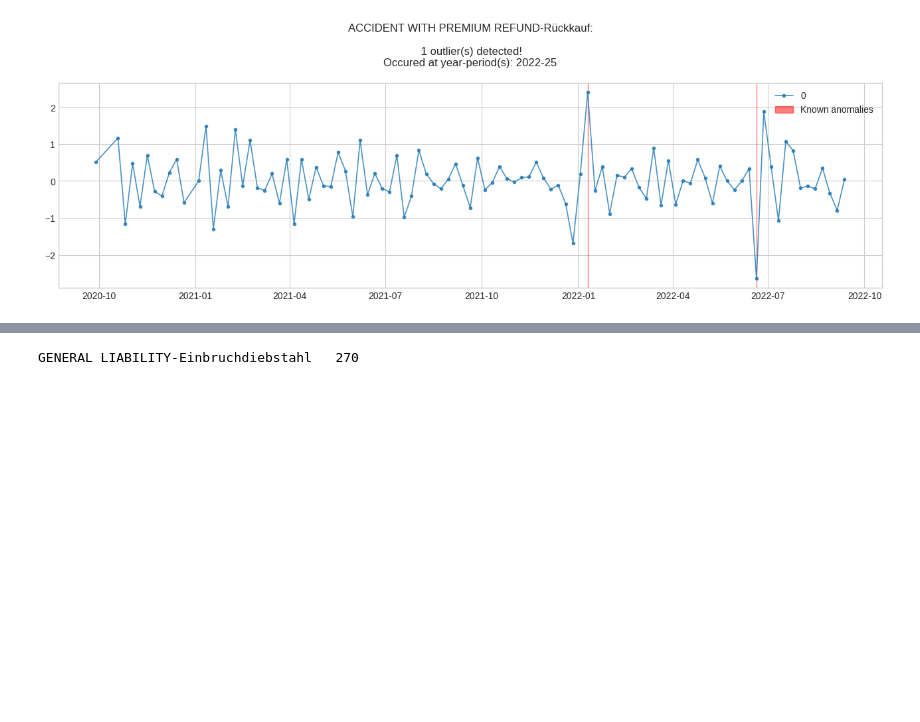
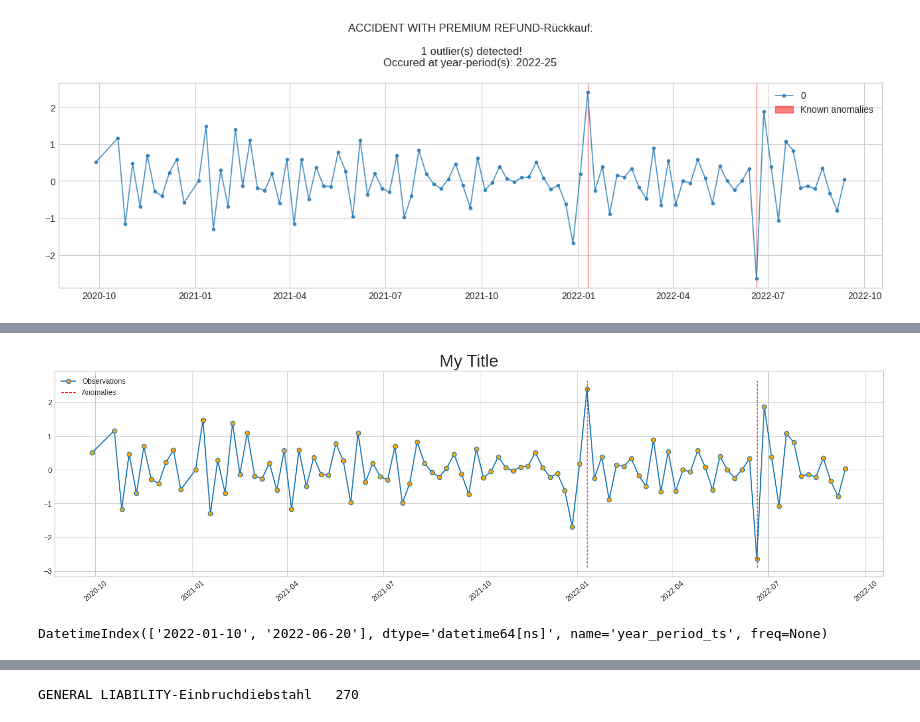
Before and after one commit to AVoss84/aac_anomaly, a Jupyter notebook: src/notebooks/tsa_clm_cnt-AAC-V0.ipynb, the cells around one changed output, grey strips where cells are left out. Cells and saved outputs as stored; diff of their text form; code cells hidden in the pictures; blank space fills up the shorter version.

```diff
--- a/src/notebooks/tsa_clm_cnt-AAC-V0.ipynb
+++ b/src/notebooks/tsa_clm_cnt-AAC-V0.ipynb
@@ -323,3 +323,19 @@ pp = plot(fitted.val_series, anomaly_true = fitted.anomalies, ts_linewidth=1.2,
      at_markersize=5, at_color='red', freq_as_period=False, ts_alpha=0.8, at_alpha=0.5, title = main)
 # %% [output]
 [figure]
+# %%
+import matplotlib.pyplot as plt
+
+def ts_plot(x, y, vertical = None, title="", xlabel='time', ylabel='target', dpi=100, **para):
+        """Plot time series"""
+        fig, ax = plt.subplots(figsize=(20, 5), dpi=dpi)
+        ax.plot(x, y, color='tab:blue', linestyle='-', marker='o', markerfacecolor='orange', label='Observations', **para)
+        if vertical :
+                plt.vlines(x=vertical, ymin=ax.get_ylim()[0], ymax=ax.get_ylim()[1], color='red', zorder=2, lw=1, label='Anomalies',  linestyle='--')
+        #fig.gca().set(title=title, xlabel=xlabel, ylabel=ylabel, ylim = plt.ylim(), xlim=plt.xlim())
+        ax.set_title(title, fontdict={'fontsize': 23, 'fontweight': 'medium'})
+        #ax.axhline(1, color="red", linestyle="--")
+        plt.xticks(rotation=40)
+        plt.legend(loc = 'upper left')
+        plt.show()
+        return fig
@@ -326,3 +376,11 @@ pp = plot(fitted.val_series, anomaly_true = fitted.anomalies, ts_linewidth=1.2,
+# %%
+f = ts_plot(fitted.val_series.index, fitted.val_series.values, vertical=fitted.anomalies[where].index.strftime("%Y-%m-%d").tolist(), title="My Title", xlabel='', dpi=100)
+# %% [output]
+[figure, added]
+# %%
+fitted.anomalies[where].index
+# %% [output]
+DatetimeIndex(['2022-01-10', '2022-06-20'], dtype='datetime64[ns]', name='year_period_ts', freq=None)
 # %%
 import matplotlib.pyplot as plt
 
```
Also changed, not shown: parts of 4 cells of this notebook, 3 other files.
